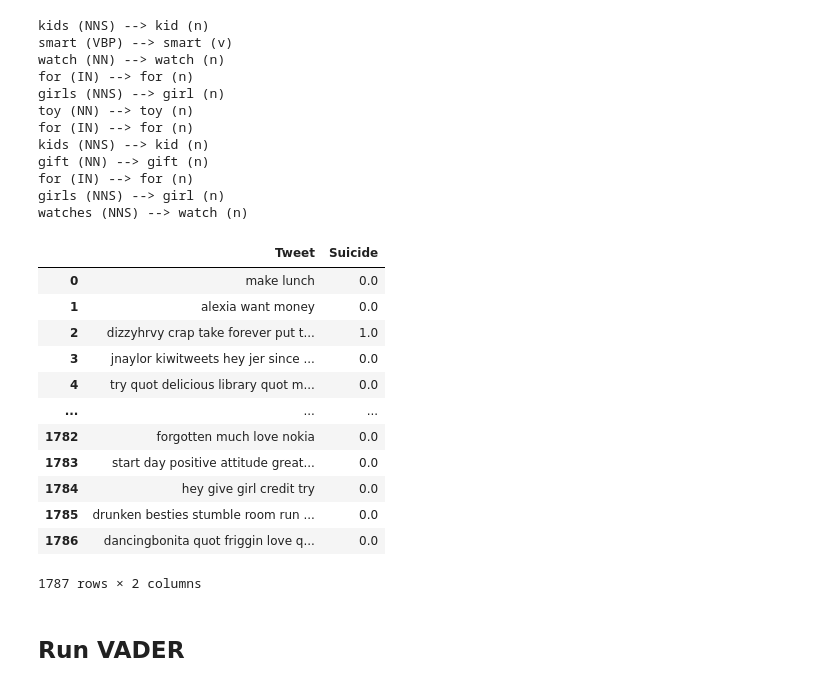
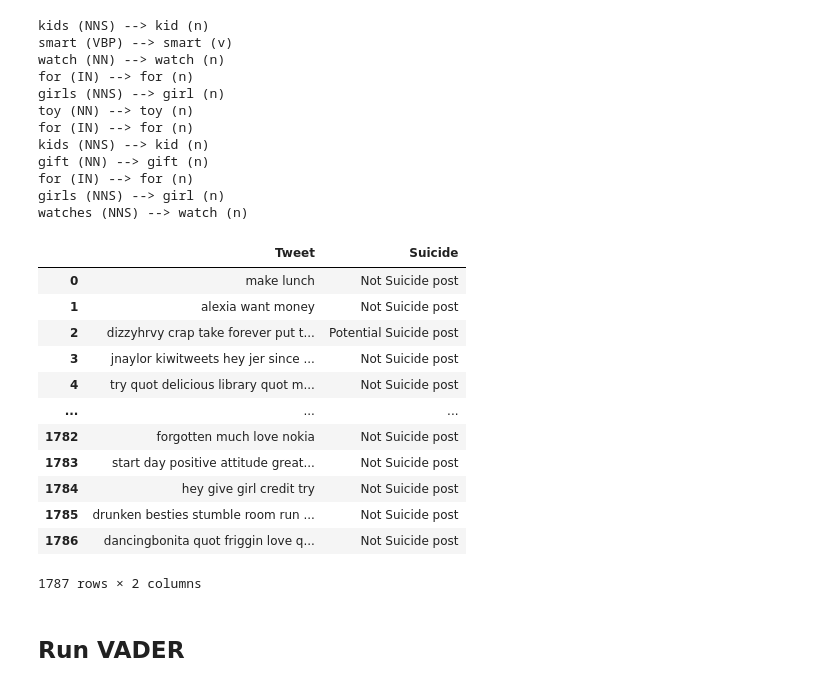
Before and after one commit to oodball/Suicidal-Tweet-Detection, a Jupyter notebook: data_cleaning.ipynb, the cells around one changed output. Saved outputs shown, nothing was run; the diff lists cells and outputs as text; code cells hidden in the pictures.

```diff
--- a/data_cleaning.ipynb
+++ b/data_cleaning.ipynb
@@ -51,6 +62,6 @@ warnings.filterwarnings("ignore")
 [nltk_data]   Package wordnet is already up-to-date!
 # %%
-df = pd.read_csv("suicide_vader.csv")
+df = pd.read_csv("suicide.csv")
 # %%
 df
 # %% [output]
@@ -261,25 +276,25 @@ def numerize_suicide(str):
     return output
 # %%
 df_cleaned = df
-df_cleaned['Suicide'] = df_cleaned['Suicide'].apply(numerize_suicide)
-df_cleaned.to_csv("suicide.csv", index = False)
+# df_cleaned['Suicide'] = df_cleaned['Suicide'].apply(numerize_suicide)
+df_cleaned.to_csv("suicide_vader.csv", index = False)
 
 df_cleaned
 
 # df_test
 # %% [output]
 |  | Tweet | Suicide |
-| 0 | make lunch | 0.0 |
-| 1 | alexia want money | 0.0 |
-| 2 | dizzyhrvy crap take forever put t... | 1.0 |
-| 3 | jnaylor kiwitweets hey jer since ... | 0.0 |
-| 4 | try quot delicious library quot m... | 0.0 |
+| 0 | make lunch | Not Suicide post |
+| 1 | alexia want money | Not Suicide post |
+| 2 | dizzyhrvy crap take forever put t... | Potential Suicide post |
+| 3 | jnaylor kiwitweets hey jer since ... | Not Suicide post |
+| 4 | try quot delicious library quot m... | Not Suicide post |
 | ... | ... | ... |
-| 1782 | forgotten much love nokia | 0.0 |
-| 1783 | start day positive attitude great... | 0.0 |
-| 1784 | hey give girl credit try | 0.0 |
-| 1785 | drunken besties stumble room run ... | 0.0 |
-| 1786 | dancingbonita quot friggin love q... | 0.0 |
+| 1782 | forgotten much love nokia | Not Suicide post |
+| 1783 | start day positive attitude great... | Not Suicide post |
+| 1784 | hey give girl credit try | Not Suicide post |
+| 1785 | drunken besties stumble room run ... | Not Suicide post |
+| 1786 | dancingbonita quot friggin love q... | Not Suicide post |
 1787 rows × 2 columns
 # %% [markdown]
 ## Run VADER
```
Also changed, not shown: parts of 18 cells of this notebook, 5 other files.
